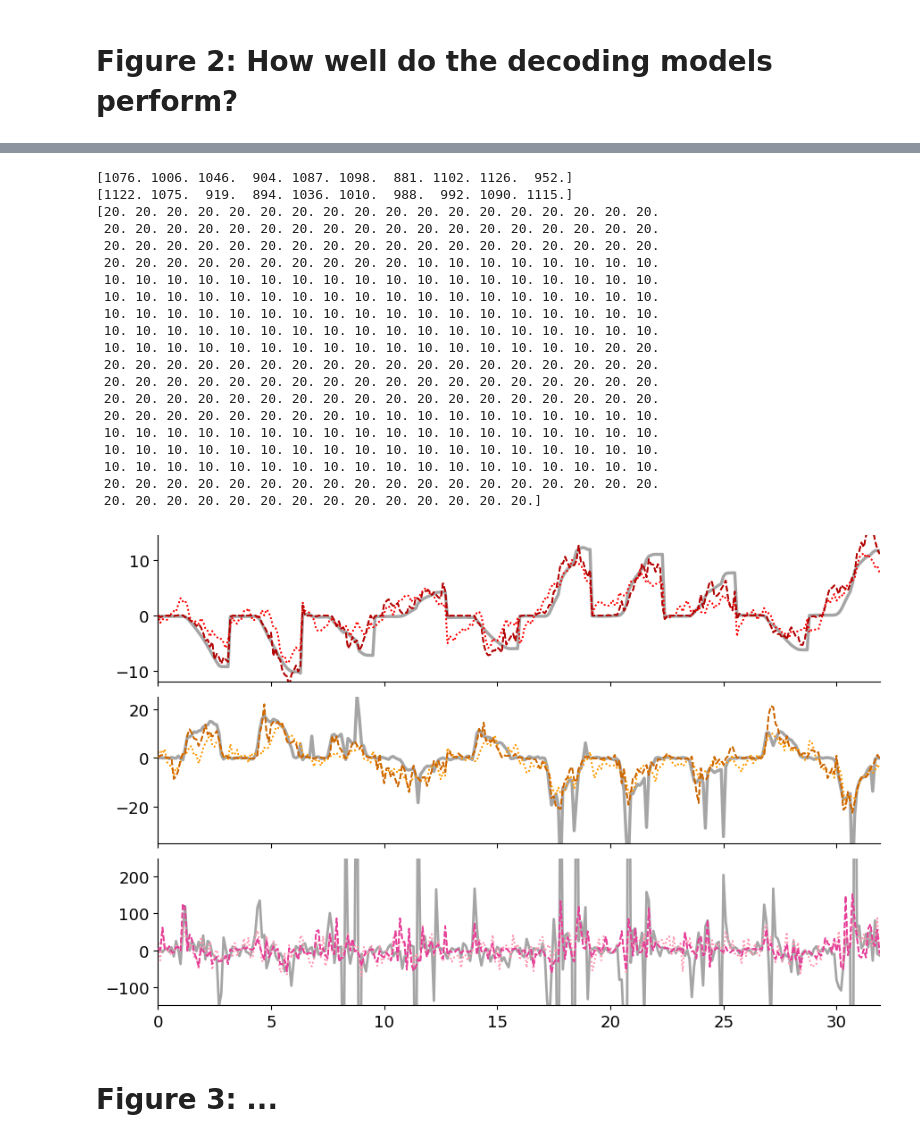
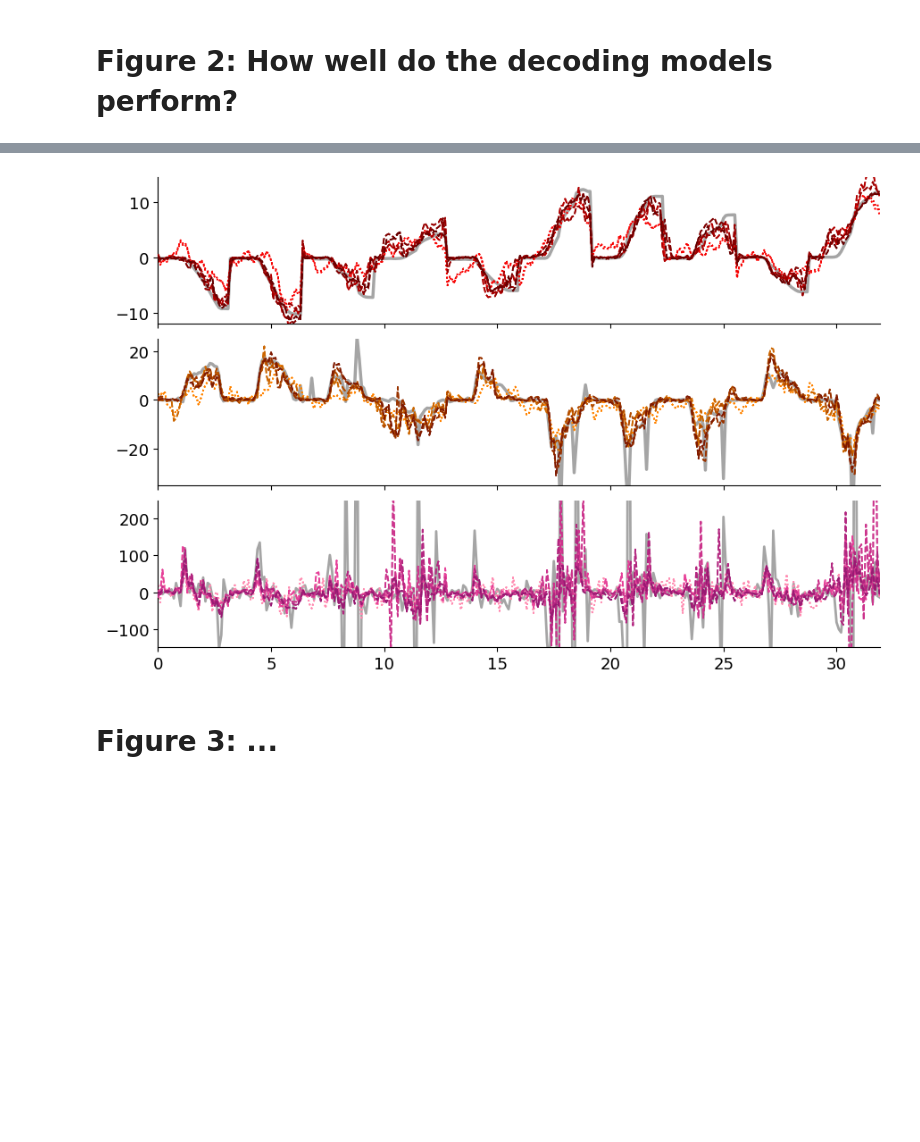
Before and after one commit to mayolabvision/NeuralDecoding, a Jupyter notebook: analyses/Manuscript_Plots.ipynb, the cells around one changed output, grey strips where cells are left out. Cells and saved outputs as stored; diff of their text form; code cells hidden in the pictures; blank space fills up the shorter version.

```diff
--- a/analyses/Manuscript_Plots.ipynb
+++ b/analyses/Manuscript_Plots.ipynb
@@ -103,14 +107,13 @@ custom_palette = sns.color_palette("Reds", n_colors=4)
 mtfef_pal = ['forestgreen','mediumpurple']
 
 #column_names = ['sess','repeat','outer_fold','nMT','nFEF','model','R2','rho','R2_null','rho_null','time_elapsed']
-column_names = ['sess','output','repeat','outer_fold','nMT','nFEF','model','R2','rho','R2_null','rho_null','p-value','time_elapsed']
+column_names = ['sess','output','repeat','outer_fold','nMT','nFEF','model','R2','time_elapsed']
 df0, conds0, yTest_all0, yTestPred_all0 = get_outputs_wTraces(data_folder+'/Figure2',["-o0-","s29"],column_names)
 df1, conds1, yTest_all1, yTestPred_all1 = get_outputs_wTraces(data_folder+'/Figure2',["-o1-","s29"],column_names)
 df2, conds2, yTest_all2, yTestPred_all2 = get_outputs_wTraces(data_folder+'/Figure2',["-o2-","s29"],column_names)
 
 df = pd.concat([df0,df1,df2],ignore_index=False)
 best_fold = (df0.loc[(df0['model']==4)].groupby('outer_fold')['R2_y'].mean().values).argmax()
-print(best_fold)
 
 df.head(1)
 # %% [output]
@@ -130,36 +132,34 @@ pinks = [[1.0, 0.6, 0.7], [1.0, 0.55, 0.7], [1.0, 0.45, 0.65], [1.0, 0.3, 0.6],
 pal = [reds,oranges,pinks]
 
 sess = 29
-values = ['time_elapsed']
+values = ['R2_y']
 outputs = ['position','velocity','acceleration']
 
 for o in range(len(outputs)):
     wf   = (df.loc[(df['model']==0) & (df['sess']==sess) & (df['output']==outputs[o])][values]).values
     wc   = (df.loc[(df['model']==1) & (df['sess']==sess) & (df['output']==outputs[o])][values]).values
-    xgb  = (df.loc[(df['model']==2) & (df['sess']==sess) & (df['output']==outputs[o])][values]).values
-    svr  = (df.loc[(df['model']==3) & (df['sess']==sess) & (df['output']==outputs[o])][values]).values
     dnn  = (df.loc[(df['model']==4) & (df['sess']==sess) & (df['output']==outputs[o])][values]).values
     rnn  = (df.loc[(df['model']==5) & (df['sess']==sess) & (df['output']==outputs[o])][values]).values
     gru  = (df.loc[(df['model']==6) & (df['sess']==sess) & (df['output']==outputs[o])][values]).values
     lstm = (df.loc[(df['model']==7) & (df['sess']==sess) & (df['output']==outputs[o])][values]).values
 
     n=10
-    means=([np.mean(wf),np.mean(wc),np.mean(xgb),np.mean(svr),np.mean(dnn),np.mean(rnn),np.mean(gru),np.mean(lstm)])
-    err=([np.std(wf)*np.sqrt(1./n+1./(n-1)),np.std(wc)*np.sqrt(1./n+1./(n-1)),np.std(xgb)*np.sqrt(1./n+1./(n-1)),np.std(svr)*np.sqrt(1./n+1./(n-1)),np.std(dnn)*np.sqrt(1./n+1./(n-1)),np.std(rnn)*np.sqrt(1./n+1./(n-1)),np.std(gru)*np.sqrt(1./n+1./(n-1)),np.std(lstm)*np.sqrt(1./n+1./(n-1))])
+    means=([np.mean(wf),np.mean(wc),np.mean(dnn),np.mean(rnn),np.mean(gru),np.mean(lstm)])
+    err=([np.std(wf)*np.sqrt(1./n+1./(n-1)),np.std(wc)*np.sqrt(1./n+1./(n-1)),np.std(dnn)*np.sqrt(1./n+1./(n-1)),np.std(rnn)*np.sqrt(1./n+1./(n-1)),np.std(gru)*np.sqrt(1./n+1./(n-1)),np.std(lstm)*np.sqrt(1./n+1./(n-1))])
 
     ind = np.arange(len(err)) #X values for plotting
 
     for pos, y, yerr, color in zip(ind, means, err, pal[o]): #Loop through methods and plot error bars
         ax.errorbar(pos, y, yerr, lw=3, capsize=6, capthick=3, color=color, zorder=0)
 
-        ax.set_xticks([0,1,2,3,4,5,6,7])
-        ax.set_xticklabels(['wf','wc','xgb','svr','dnn','rnn','gru','lstm'], rotation=0)
+        ax.set_xticks([0,1,2,3,4,5])
+        ax.set_xticklabels(['wf','wc','dnn','rnn','gru','lstm'], rotation=0)
         ax.tick_params(direction='in',bottom=0)
         ax.spines['right'].set_color('none')
         ax.spines['top'].set_color('none')
 
-        scatter_x=np.reshape(np.transpose(np.ones((10,1))*range(8)),(80,1))
-        scatter_y=np.concatenate((wf,wc,xgb,svr,dnn,rnn,gru,lstm),axis=0)
+        scatter_x=np.reshape(np.transpose(np.ones((10,1))*range(6)),(60,1))
+        scatter_y=np.concatenate((wf,wc,dnn,rnn,gru,lstm),axis=0)
 
         colors_list=[]
         for i in scatter_x.astype(int).reshape((1,-1))[0]:
@@ -184,8 +184,9 @@ y_test_predicted = yTestPred_all0
 DF = df0
 
 mdls = np.arange(best_fold, 80+(best_fold),10)
-mdls = mdls[[0,4]]
-jmdls = [0,4]
+jmdls =[0,1,4,5,6,7]
+mdls = mdls[jmdls]
+
 
 with open(data_folder+'/Figure2/s29-t0-d050-m{:02d}-o0-nm24-nf41-bn1-fo10-fi01/fold{:02d}.pickle'.format(DF.loc[best_fold]['model'],DF.loc[best_fold]['outer_fold']), 'rb') as f:
     _,conds,_,_ = pickle.load(f)
@@ -215,14 +216,14 @@ trl_names = np.array(trl_names)
 Nts = 10
 plot_trls = trl_names[np.argsort(R2_all)[-Nts:]]
 bad_trls = trl_names[np.argsort(R2_all)[:Nts]]
-print(bad_trls)
-print(plot_trls)
+#print(bad_trls)
+#print(plot_trls)
 
 #plot_trls = bad_trls
 
 #################
 start_end = np.where(np.isin(conds[:, 0],plot_trls))[0]
-print(conds[start_end,2])
+#print(conds[start_end,2])
 x = np.arange(0, start_end.shape[0]*10*Nts, 10*Nts) / 1000
 
 axes[0].plot(x,y_test[best_fold][start_end,1], color=(0.3,0.3,0.3), alpha=0.5, linewidth=2.5, label='true (horizontal)',zorder=0)
@@ -238,54 +239,34 @@ axes[0].spines['top'].set_color('none')
 
 y_test = yTest_all1
 y_test_predicted = yTestPred_all1
 
 axes[1].plot(x,y_test[best_fold][start_end,1], color=(0.3,0.3,0.3), alpha=0.5, linewidth=2.5, label='true (vertical)',zorder=0)
 for i,j in zip(mdls,jmdls):
     axes[1].plot(x,y_test_predicted[i][start_end,1], color=pal[1][j], linewidth=lw, linestyle=lstyles[j], label='predicted (horizontal)',zorder=j+1)
     axes[1].plot(x,y_test_predicted[i][start_end,1], color=pal[1][j], linewidth=lw, linestyle=lstyles[j], label='predicted2 (horizontal)',zorder=j+1)
 
 axes[1].set_ylim(-35,25)
 axes[1].set_yticks([-20,0,20])
 axes[1].spines['right'].set_color('none')
 axes[1].spines['top'].set_color('none')
 
 y_test = yTest_all2
 y_test_predicted = yTestPred_all2
 
 axes[2].plot(x,y_test[best_fold][start_end,1], color=(0.3,0.3,0.3), alpha=0.5, linewidth=2, label='true (vertical)',zorder=0)
 for i,j in zip(mdls,jmdls):
     axes[2].plot(x,y_test_predicted[i][start_end,1], color=pal[2][j], linewidth=lw, linestyle=lstyles[j], label='predicted (horizontal)',zorder=j+1)
     axes[2].plot(x,y_test_predicted[i][start_end,1], color=pal[2][j], linewidth=lw, linestyle=lstyles[j], label='predicted2 (horizontal)',zorder=j+1)
 
 axes[2].set_ylim(-150,250)
 #axes[1].set_yticks([-10,0,10])
 axes[2].spines['right'].set_color('none')
 axes[2].spines['top'].set_color('none')
 
 plt.subplots_adjust(wspace=0.3, hspace=0.1)
 #fig.savefig(fig_folder+'/predicted_PosVelAcc.png', dpi=600, bbox_inches='tight')
 # %% [output]
-[1076. 1006. 1046.  904. 1087. 1098.  881. 1102. 1126.  952.]
-[1122. 1075.  919.  894. 1036. 1010.  988.  992. 1090. 1115.]
-[20. 20. 20. 20. 20. 20. 20. 20. 20. 20. 20. 20. 20. 20. 20. 20. 20. 20.
- 20. 20. 20. 20. 20. 20. 20. 20. 20. 20. 20. 20. 20. 20. 20. 20. 20. 20.
- 20. 20. 20. 20. 20. 20. 20. 20. 20. 20. 20. 20. 20. 20. 20. 20. 20. 20.
- 20. 20. 20. 20. 20. 20. 20. 20. 20. 20. 10. 10. 10. 10. 10. 10. 10. 10.
- 10. 10. 10. 10. 10. 10. 10. 10. 10. 10. 10. 10. 10. 10. 10. 10. 10. 10.
- 10. 10. 10. 10. 10. 10. 10. 10. 10. 10. 10. 10. 10. 10. 10. 10. 10. 10.
- 10. 10. 10. 10. 10. 10. 10. 10. 10. 10. 10. 10. 10. 10. 10. 10. 10. 10.
- 10. 10. 10. 10. 10. 10. 10. 10. 10. 10. 10. 10. 10. 10. 10. 10. 10. 10.
- 10. 10. 10. 10. 10. 10. 10. 10. 10. 10. 10. 10. 10. 10. 10. 10. 20. 20.
- 20. 20. 20. 20. 20. 20. 20. 20. 20. 20. 20. 20. 20. 20. 20. 20. 20. 20.
- 20. 20. 20. 20. 20. 20. 20. 20. 20. 20. 20. 20. 20. 20. 20. 20. 20. 20.
- 20. 20. 20. 20. 20. 20. 20. 20. 20. 20. 20. 20. 20. 20. 20. 20. 20. 20.
- 20. 20. 20. 20. 20. 20. 20. 20. 10. 10. 10. 10. 10. 10. 10. 10. 10. 10.
- 10. 10. 10. 10. 10. 10. 10. 10. 10. 10. 10. 10. 10. 10. 10. 10. 10. 10.
- 10. 10. 10. 10. 10. 10. 10. 10. 10. 10. 10. 10. 10. 10. 10. 10. 10. 10.
- 10. 10. 10. 10. 10. 10. 10. 10. 10. 10. 10. 10. 10. 10. 10. 10. 10. 10.
- 20. 20. 20. 20. 20. 20. 20. 20. 20. 20. 20. 20. 20. 20. 20. 20. 20. 20.
- 20. 20. 20. 20. 20. 20. 20. 20. 20. 20. 20. 20. 20. 20.]
-[figure, old version]
+[figure, new version]
 # %%
 plt.rcParams.update({'font.size': 14})
 fig, axes = plt.subplots(8,1,figsize=(9,15),sharex=True,gridspec_kw={'height_ratios': [2,2,0.3,2,2,0.3,2,2]})
```
Also changed, not shown: parts of 3 cells of this notebook, 7 other files.
